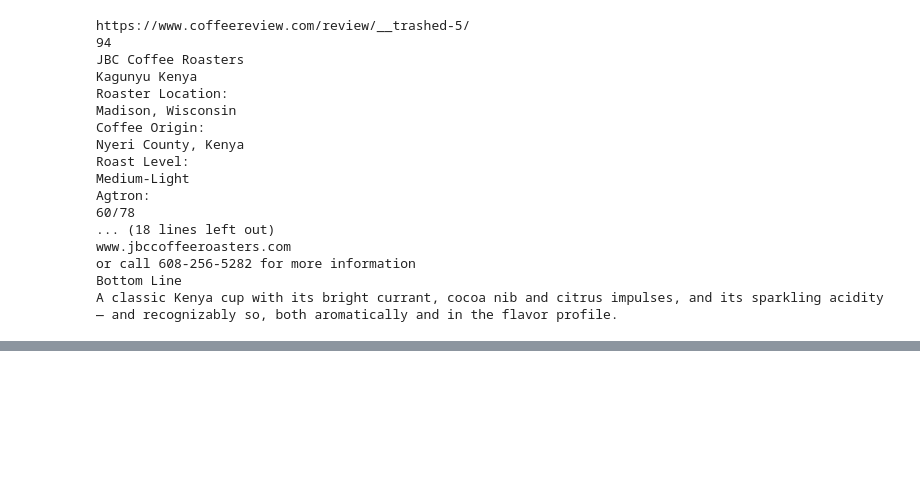
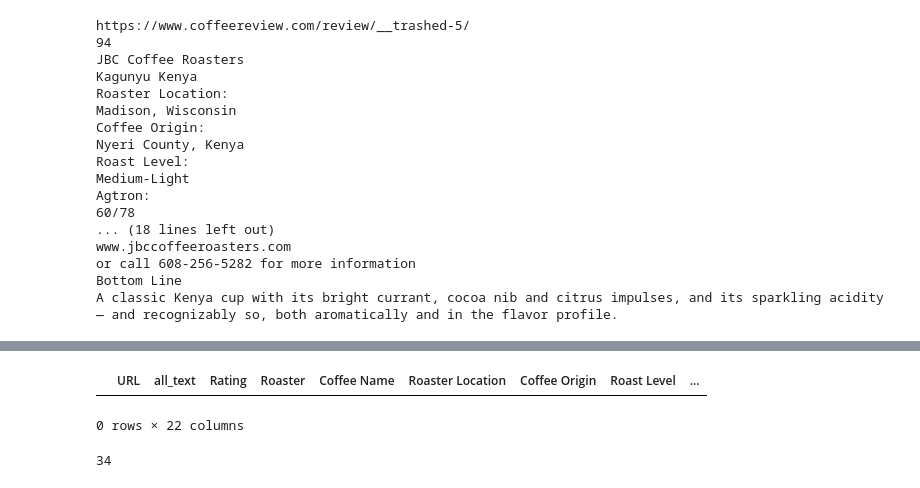
Before and after one commit to zehaog2/Coffee-Rating, a Jupyter notebook: Coffee_Review_Text_Extraction.ipynb, the cells around one changed output, grey strips where cells are left out. Drawn from its saved outputs; the diff is of its cells as text; code cells hidden in the pictures; blank space fills up the shorter version.

```diff
--- a/Coffee_Review_Text_Extraction.ipynb
+++ b/Coffee_Review_Text_Extraction.ipynb
@@ -184,0 +516,7 @@ df.to_csv("coffee_review_raw_texts.csv", index = False)
+# %%
+# Check if there're conflicts like have values in both Flavor in milk and With Milk columns
+# No conflicts!
+result_df[(~result_df["Acidity"].isnull()) & (~result_df["Acidity/Structure"].isnull())] # Expected: 0 rows
+# %% [output]
+|  | URL | all_text | Rating | Roaster | Coffee Name | Roaster Location | Coffee Origin | Roast Level | ... |
+0 rows × 22 columns
@@ -184,0 +525,10 @@ df.to_csv("coffee_review_raw_texts.csv", index = False)
+# %%
+parse_missing = result_df[result_df["Combined_Acidity"].isnull()]
+raw_not_missing = parse_missing[parse_missing["all_text"].str.contains("Acidity")]["URL"]
+print(len(raw_not_missing))
+
+# for i, url in enumerate(raw_not_missing):
+#     print(i+1, end=" ")
+#     print(url)
+# %% [output]
+34
```
Also changed, not shown: parts of 43 cells of this notebook, 2 other files.
